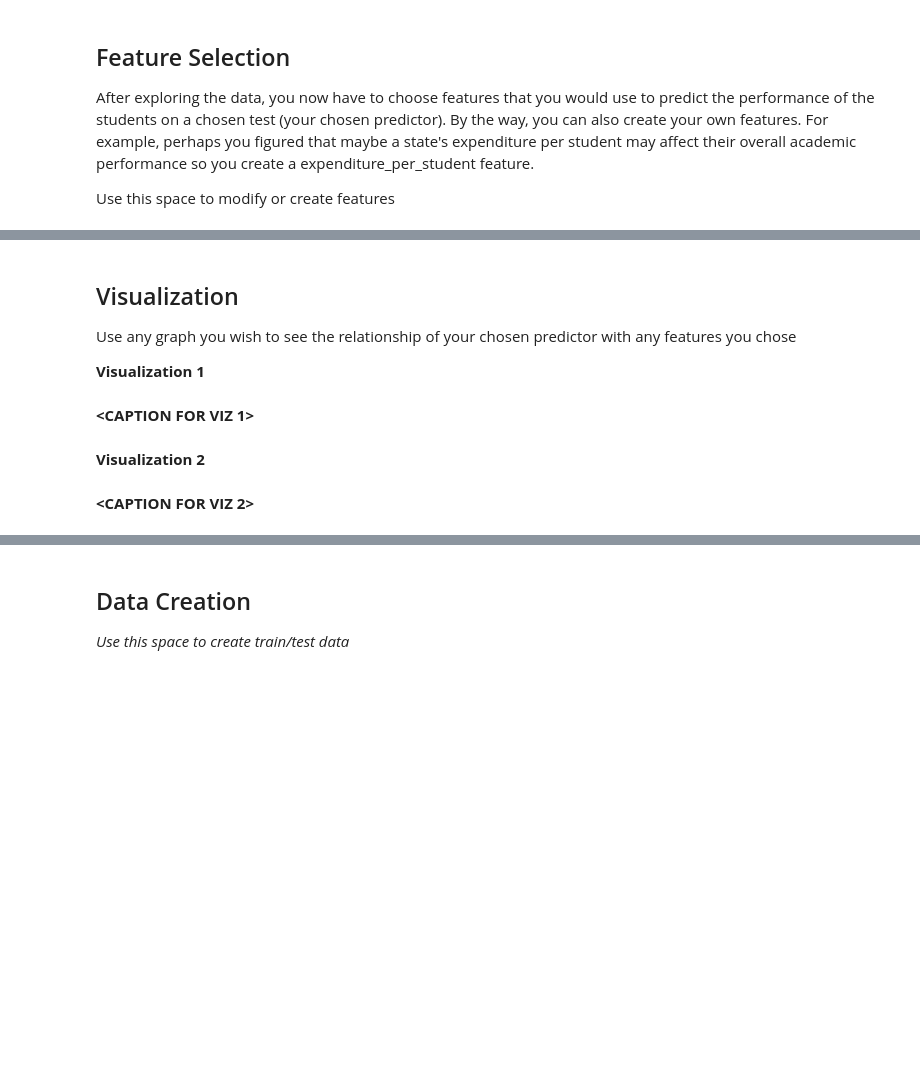
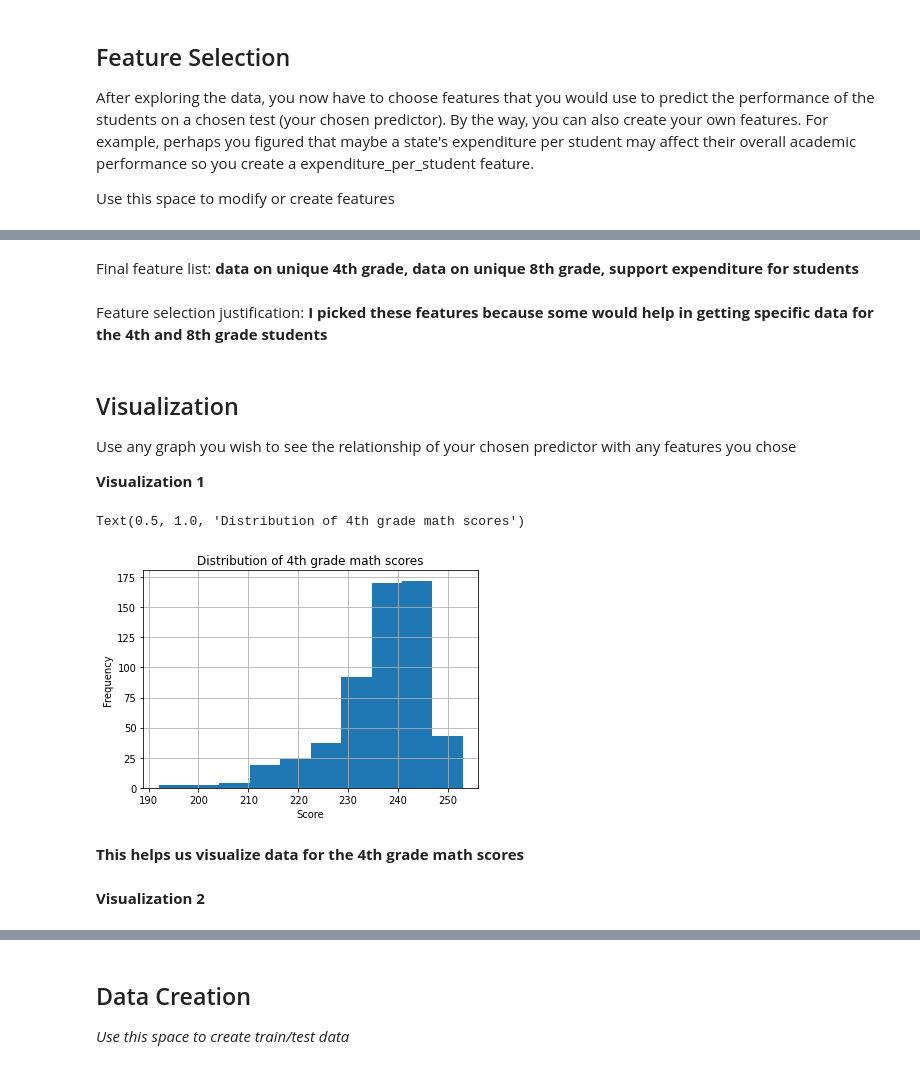
Before and after one commit to aanaele/MDSTAdaku, a Jupyter notebook: checkpoint2/checkpoint2.ipynb, the cells around one changed output, grey strips where cells are left out. Saved outputs shown, nothing was run; the diff lists cells and outputs as text; code cells hidden in the pictures; blank space fills up the shorter version.

```diff
--- a/checkpoint2/checkpoint2.ipynb
+++ b/checkpoint2/checkpoint2.ipynb
@@ -60,4 +62,7 @@ How many different years of data are in our dataset? Use a pandas function.
 # %% [markdown]
 Let's compare Michigan to Ohio. Which state has the higher average predictor score across all years?
+# %%
+df["STATE"] = 'MICHIGAN'
+df["STATE"] = 'OHIO'
 # %% [markdown]
 Find the average for your pedictor score across all states in 2019
@@ -76,12 +99,27 @@ Feature selection justification: **<BRIEFLY DESCRIBE WHY YOU PICKED THESE FEATUR
+# %%
+df["YEAR"] > '2000'
+df["GRADES_4_G"].unique
+df["GRADES_8_G"].unique
+df['SUPPORT_SERVICES_EXPENDITURE_PER_STUDENT'] = df['SUPPORT_SERVICES_EXPENDITURE'] / df['OTHER_EXPENDITURE']
+# %% [markdown]
+Final feature list: **data on unique 4th grade, data on unique 8th grade, support expenditure for students**
+# %% [markdown]
+Feature selection justification: **I picked these features because some would help in getting specific data for the 4th and 8th grade students**
 # %% [markdown]
 <h2>Visualization</h2>
 
 Use any graph you wish to see the relationship of your chosen predictor with any features you chose
 
 **Visualization 1**
-# %% [markdown]
-**<CAPTION FOR VIZ 1>**
+# %%
+df.AVG_MATH_4_SCORE.hist()
+plt.xlabel('Score')
+plt.ylabel('Frequency')
+plt.title('Distribution of 4th grade math scores')
+# %% [output]
+Text(0.5, 1.0, 'Distribution of 4th grade math scores')
+[figure, added]
+# %% [markdown]
+**This helps us visualize data for the 4th grade math scores**
 # %% [markdown]
 **Visualization 2**
-# %% [markdown]
-**<CAPTION FOR VIZ 2>**
```
Also changed, not shown: parts of 19 cells of this notebook, 1 other file.
